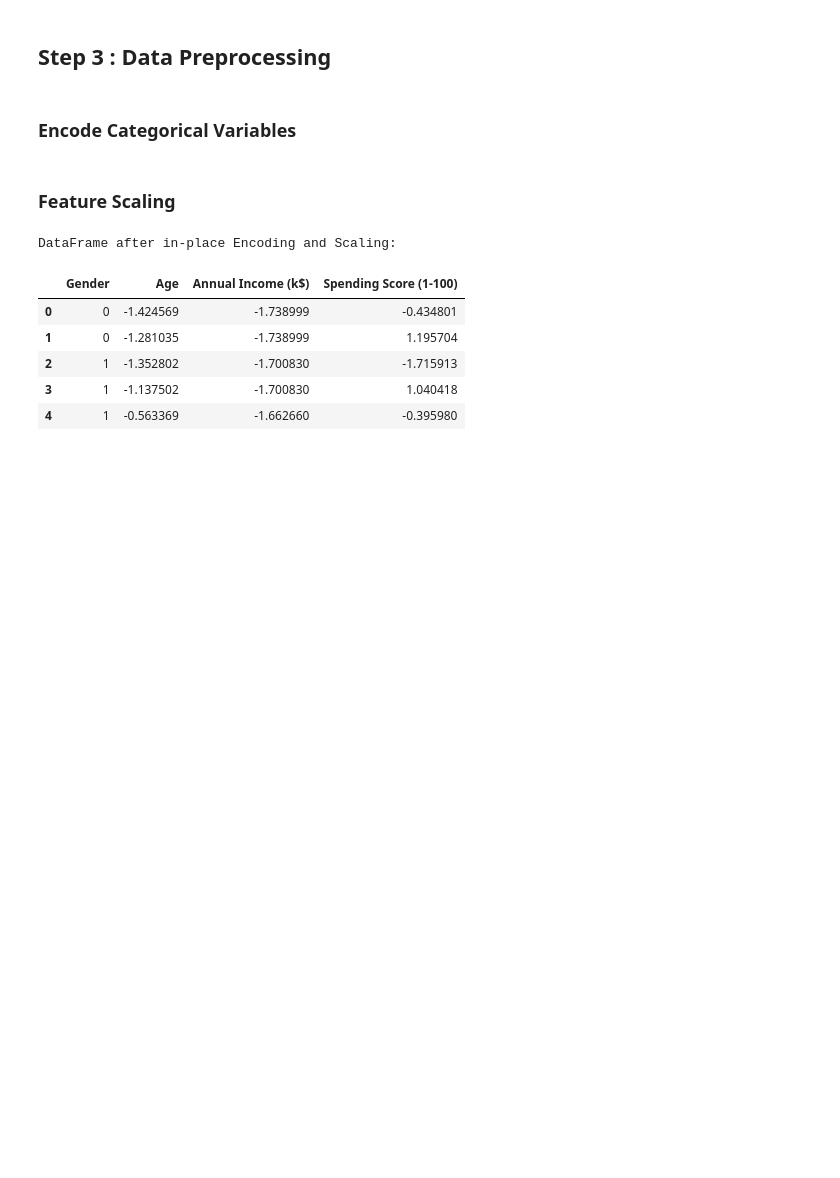
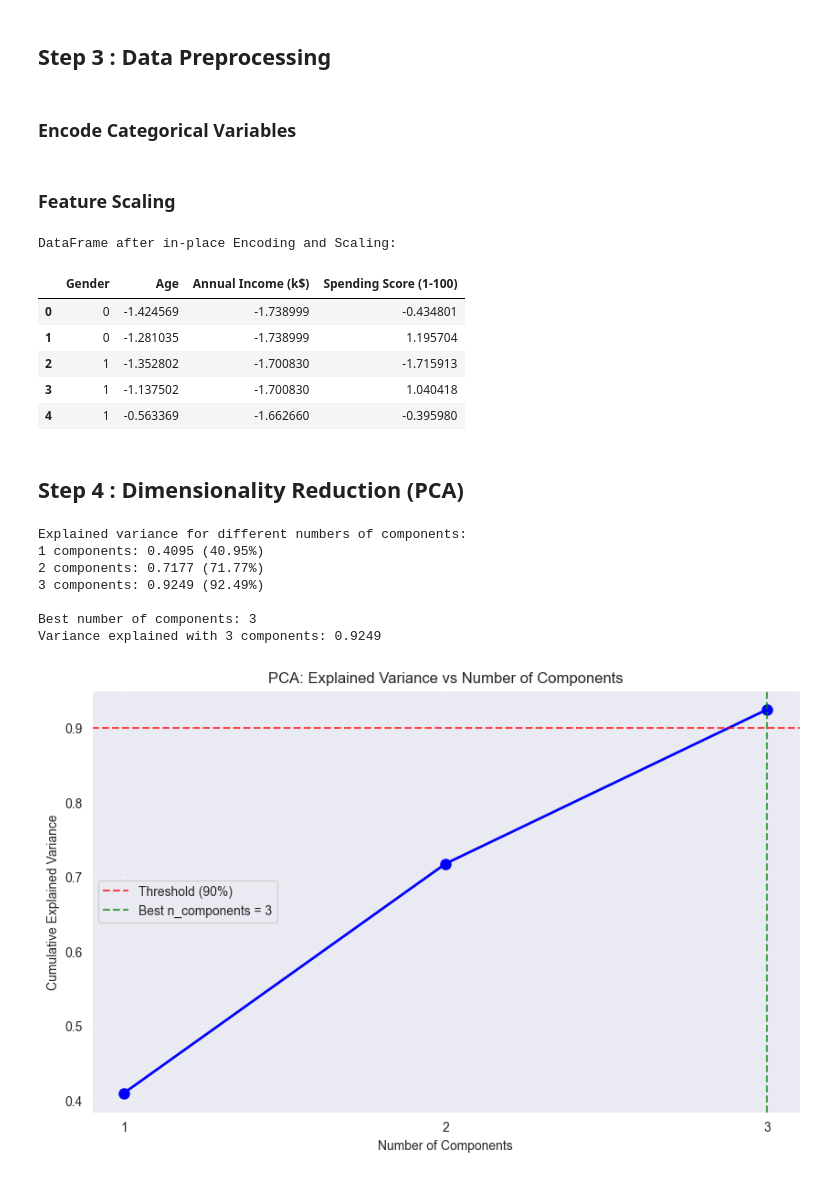
Before and after one commit to Ali-Tharwat/Elevvo-ML-Tasks, a Jupyter notebook: Task 2 - Customer Segmentation/CustomerSegmentation.ipynb, the cells around one changed output. Drawn from its saved outputs; the diff is of its cells as text; code cells hidden in the pictures; blank space fills up the shorter version.

```diff
--- a/Task 2 - Customer Segmentation/CustomerSegmentation.ipynb
+++ b/Task 2 - Customer Segmentation/CustomerSegmentation.ipynb
@@ -197,3 +201,58 @@ DataFrame after in-place Encoding and Scaling:
 | 2 | 1 | -1.352802 | -1.700830 | -1.715913 |
 | 3 | 1 | -1.137502 | -1.700830 | 1.040418 |
 | 4 | 1 | -0.563369 | -1.662660 | -0.395980 |
+# %% [markdown]
+## Step 4 : Dimensionality Reduction (PCA)
+# %%
+# Exploring best number of components for PCA
+explained_variances = []
+components_range = range(1, 4) # Testing 1 to 3 components (reduce at least 1 component)
+
+# Test different numbers of components
+for n_components in components_range:
+    pca_temp = PCA(n_components=n_components)
+    pca_temp.fit(df)
+    explained_variances.append(sum(pca_temp.explained_variance_ratio_))
+
+# Results
+print("Explained variance for different numbers of components:")
+for i, variance in enumerate(explained_variances):
+    print(f"{i+1} components: {variance:.4f} ({variance*100:.2f}%)")
+
+# Find best number of components
+variance_threshold = 0.9  # 90% of variance explained
+best_n_components = 1  # Start with 1 component
+
+for i, variance in enumerate(explained_variances):
+    if variance >= variance_threshold:
+        best_n_components = i + 1
+        break
+else:
+    # If no component meets threshold, use the one that explains most variance
+    best_n_components = len(explained_variances)
+
+print(f"\nBest number of components: {best_n_components}")
+print(f"Variance explained with {best_n_components} components: {explained_variances[best_n_components-1]:.4f}")
+
+# Visualize the explained variance
+plt.figure(figsize=(10, 6))
+plt.plot(components_range, explained_variances, 'bo-', linewidth=2, markersize=8)
+plt.axhline(y=variance_threshold, color='r', linestyle='--', alpha=0.7, label=f'Threshold ({variance_threshold*100:.0f}%)')
+plt.axvline(x=best_n_components, color='g', linestyle='--', alpha=0.7, label=f'Best n_components = {best_n_components}')
+
+plt.xlabel('Number of Components')
+plt.ylabel('Cumulative Explained Variance')
+plt.title('PCA: Explained Variance vs Number of Components')
+plt.grid(True, alpha=0.3)
+plt.legend()
+plt.xticks(components_range)
+plt.show()
+# %% [output]
+Explained variance for different numbers of components:
+1 components: 0.4095 (40.95%)
+2 components: 0.7177 (71.77%)
+3 components: 0.9249 (92.49%)
+
+Best number of components: 3
+Variance explained with 3 components: 0.9249
+[figure, added]
```
Also changed, not shown: parts of 27 cells of this notebook, 2 other files.
